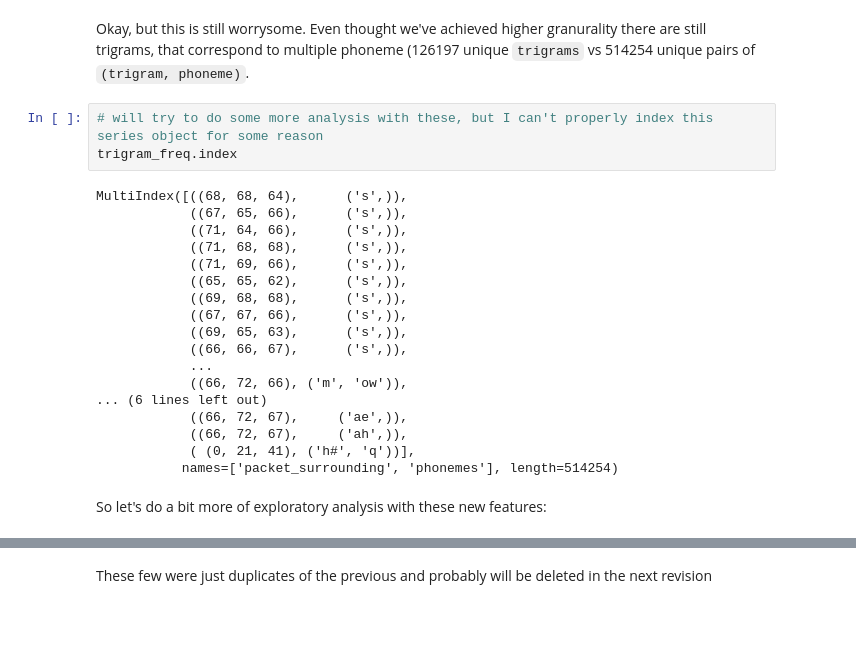
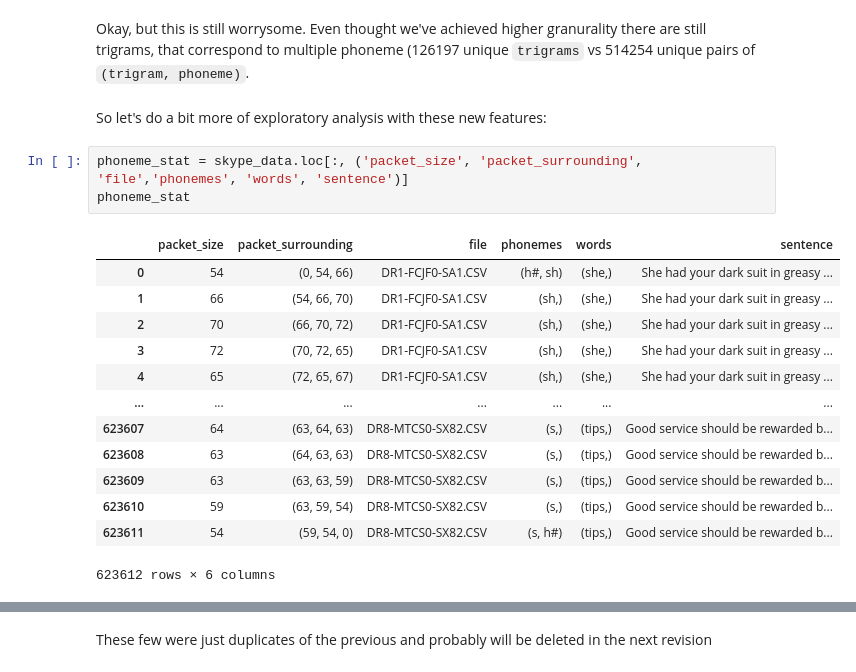
Before and after one commit to czFIRE/BT_attack_on_VoIP_encrypted_messengers, a Jupyter notebook: bt.ipynb, the cells around one changed output, grey strips where cells are left out. Saved outputs shown, nothing was run; the diff lists cells and outputs as text; blank space fills up the shorter version.

Commit message:
Added a bit of analysis for trigrams of packets

```diff
--- a/bt.ipynb
+++ b/bt.ipynb
@@ -676,26 +677,22 @@ array([[     1, 444785],
        [    23,      1]], dtype=int64)
 # %% [markdown]
 Okay, but this is still worrysome. Even thought we've achieved higher granurality there are still trigrams, that correspond to multiple phoneme (126197 unique `trigrams` vs 514254 unique pairs of `(trigram, phoneme)`.
-# %%
-# will try to do some more analysis with these, but I can't properly index this series object for some reason
-trigram_freq.index
-# %% [output]
-MultiIndex([((68, 68, 64),      ('s',)),
-            ((67, 65, 66),      ('s',)),
-            ((71, 64, 66),      ('s',)),
-            ((71, 68, 68),      ('s',)),
-            ((71, 69, 66),      ('s',)),
-            ((65, 65, 62),      ('s',)),
-            ((69, 68, 68),      ('s',)),
-            ((67, 67, 66),      ('s',)),
-            ((69, 65, 63),      ('s',)),
-            ((66, 66, 67),      ('s',)),
-            ...
-            ((66, 72, 66), ('m', 'ow')),
-... (6 lines left out)
-            ((66, 72, 67),     ('ae',)),
-            ((66, 72, 67),     ('ah',)),
-            ( (0, 21, 41), ('h#', 'q'))],
-           names=['packet_surrounding', 'phonemes'], length=514254)
 # %% [markdown]
 So let's do a bit more of exploratory analysis with these new features:
+# %%
+phoneme_stat = skype_data.loc[:, ('packet_size', 'packet_surrounding', 'file','phonemes', 'words', 'sentence')]
+phoneme_stat
+# %% [output]
+|  | packet_size | packet_surrounding | file | phonemes | words | sentence |
+| 0 | 54 | (0, 54, 66) | DR1-FCJF0-SA1.CSV | (h#, sh) | (she,) | She had your dark suit in greasy ... |
+| 1 | 66 | (54, 66, 70) | DR1-FCJF0-SA1.CSV | (sh,) | (she,) | She had your dark suit in greasy ... |
+| 2 | 70 | (66, 70, 72) | DR1-FCJF0-SA1.CSV | (sh,) | (she,) | She had your dark suit in greasy ... |
+| 3 | 72 | (70, 72, 65) | DR1-FCJF0-SA1.CSV | (sh,) | (she,) | She had your dark suit in greasy ... |
+| 4 | 65 | (72, 65, 67) | DR1-FCJF0-SA1.CSV | (sh,) | (she,) | She had your dark suit in greasy ... |
+| ... | ... | ... | ... | ... | ... | ... |
+| 623607 | 64 | (63, 64, 63) | DR8-MTCS0-SX82.CSV | (s,) | (tips,) | Good service should be rewarded b... |
+| 623608 | 63 | (64, 63, 63) | DR8-MTCS0-SX82.CSV | (s,) | (tips,) | Good service should be rewarded b... |
+| 623609 | 63 | (63, 63, 59) | DR8-MTCS0-SX82.CSV | (s,) | (tips,) | Good service should be rewarded b... |
+| 623610 | 59 | (63, 59, 54) | DR8-MTCS0-SX82.CSV | (s,) | (tips,) | Good service should be rewarded b... |
+| 623611 | 54 | (59, 54, 0) | DR8-MTCS0-SX82.CSV | (s, h#) | (tips,) | Good service should be rewarded b... |
+623612 rows × 6 columns
```
Also changed, not shown: parts of 4 cells of this notebook.
